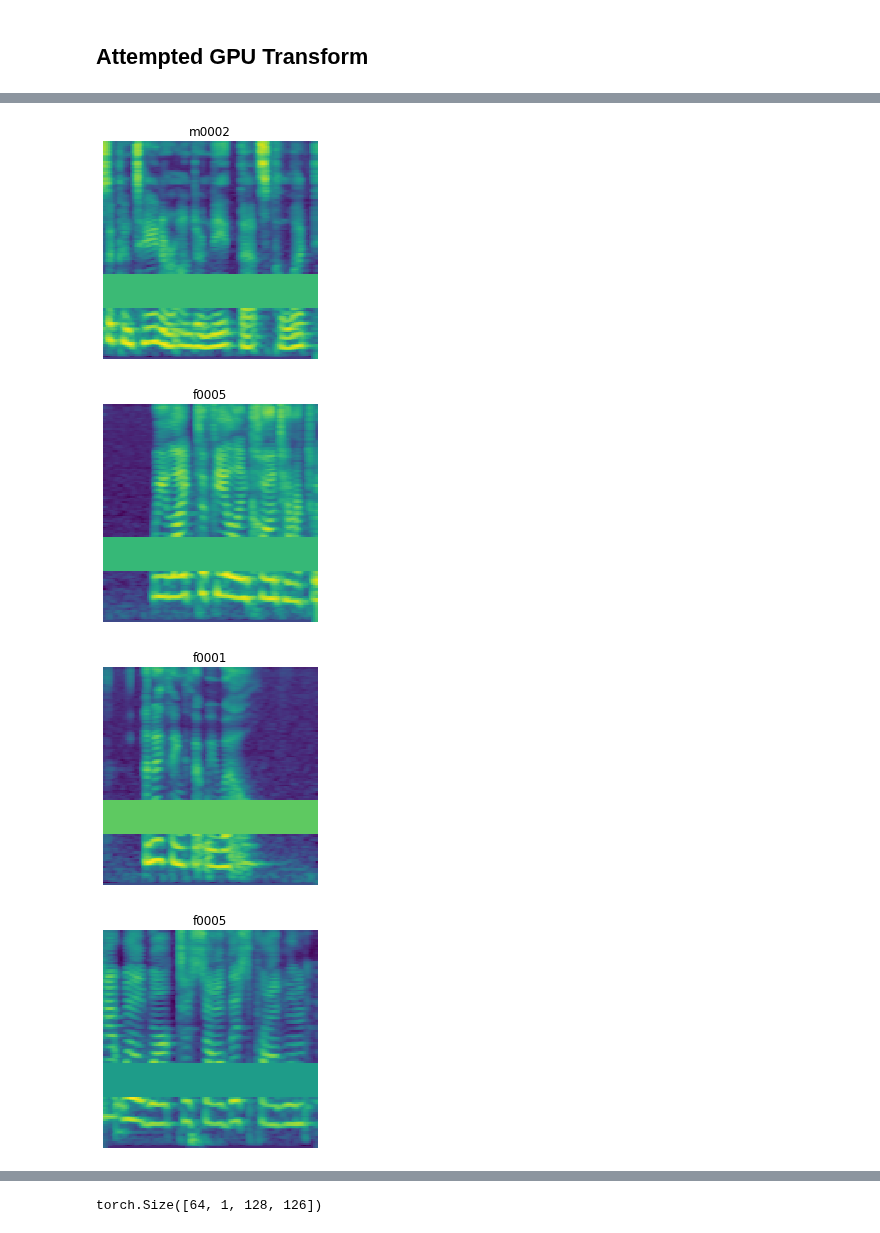
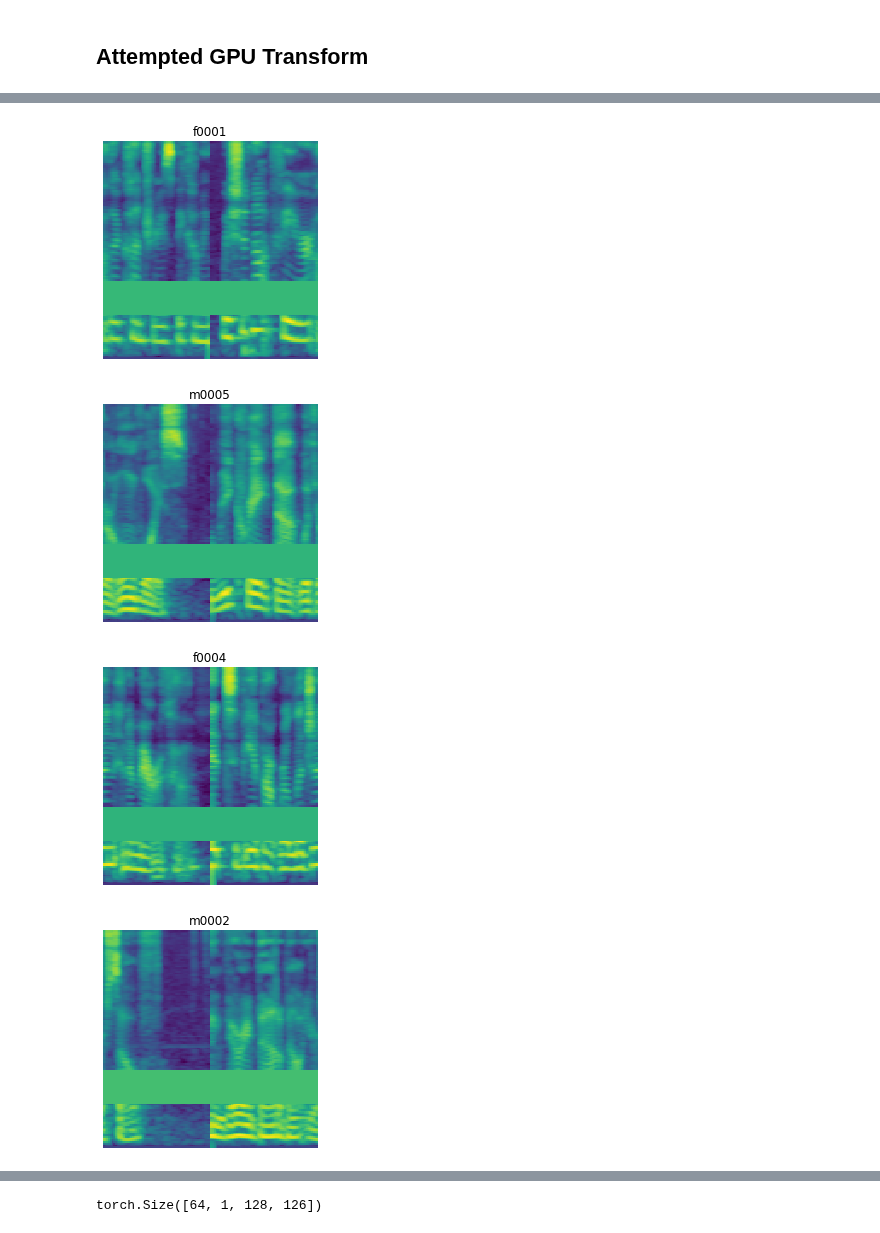
Before and after one commit to fastaudio/fastai2_audio, a Jupyter notebook: dev/72_audio_tutorial.ipynb, the cells around one changed output, grey strips where cells are left out. Drawn from its saved outputs; the diff is of its cells as text; code cells hidden in the pictures.

Commit message:
gpuify SGRoll transform

```diff
--- a/dev/72_audio_tutorial.ipynb
+++ b/dev/72_audio_tutorial.ipynb
@@ -282,9 +281,23 @@ def MaskFreqBatch(num_masks=1, size=20, start=None, val=None, **kwargs):
 # %%
 p = Path('/home/jupyter/.fastai/data/ST-AEDS-20180100_1-OS')
 cropsig_2000ms = CropSignal(2000)
+# %%
+def SGRollBatch(max_shift_pct=0.5, direction=0, **kwargs):
+    '''Shifts spectrogram along x-axis wrapping around to other side'''
+    if int(direction) not in [-1, 0, 1]:
+        raise ValueError("Direction must be -1(left) 0(bidirectional) or 1(right)")
+    def _inner(spectro:AudioSpectrogram)->AudioSpectrogram:
+        nonlocal direction
+        direction = random.choice([-1, 1]) if direction == 0 else direction
+        sg = spectro.clone()
+        c, height, width = sg.shape[-3:]
+        roll_by = int(width*random.random()*max_shift_pct*direction)
+        sg = sg.roll(roll_by, dims=-1)
+        return AudioSpectrogram.create(sg, settings=spectro.settings)
+    return _inner
 # %%
 ds_tfms = Pipeline([cropsig_2000ms, a2s_baseline], as_item=True)
-dl_tfms = Pipeline([Cuda(), MaskFreqBatch()], as_item=True)
+dl_tfms = Pipeline([Cuda(), MaskFreqBatch(), SGRollBatch()], as_item=True)
 dbunch = auds.databunch(p, item_tfms=ds_tfms, batch_tfms=dl_tfms, bs=64)
 dbunch.show_batch(max_n=9)
 # %% [output]
@@ -295,4 +308,4 @@ dbunch.show_batch(max_n=9)
-[figure, old version]
+[figure, new version]
-[figure, old version]
+[figure, new version]
-[figure, old version]
+[figure, new version]
-[figure, old version]
+[figure, new version]
```
Also changed, not shown: parts of 12 cells of this notebook.
